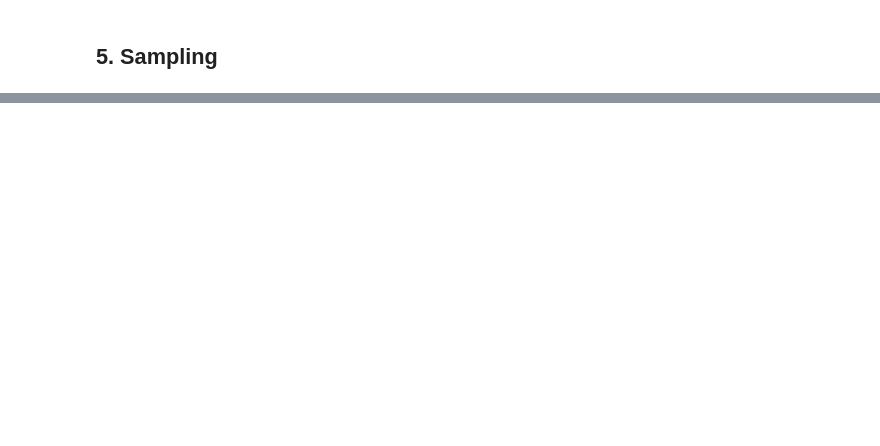
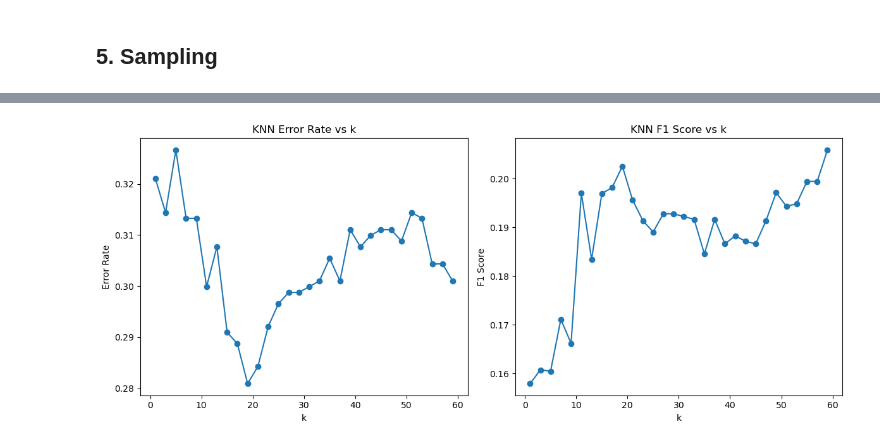
Before and after one commit to tomwillhughes/ML_project, a Jupyter notebook: Notebooks/Brain_Stroke_Prediction.ipynb, the cells around one changed output, grey strips where cells are left out. Saved outputs shown, nothing was run; the diff lists cells and outputs as text; code cells hidden in the pictures; blank space fills up the shorter version.

```diff
--- a/Notebooks/Brain_Stroke_Prediction.ipynb
+++ b/Notebooks/Brain_Stroke_Prediction.ipynb
@@ -569,0 +689,39 @@ display(X_test)
+# %%
+# cycle through k values to find error rates
+k_values = range(1, 60, 2)   # cycles through every second number, only using odd numbers.
+
+# error rates
+error_rates = []
+for k in k_values:
+    knn = KNeighborsClassifier(n_neighbors=k)
+    knn.fit(X_train_under, y_train_under)
+    y_pred = knn.predict(X_test)
+    error_rates.append(np.mean(y_pred != y_test))
+
+# f1 scores
+f1_scores = []
+for k in k_values:
+    knn = KNeighborsClassifier(n_neighbors=k)
+    knn.fit(X_train_under, y_train_under)
+    y_pred = knn.predict(X_test)
+    f1_scores.append(f1_score(y_test, y_pred))
+
+# plot graphs
+fig, axes = plt.subplots(1, 2, figsize=(12, 5))
+
+# Error Rate plot
+axes[0].plot(k_values, error_rates, marker="o")
+axes[0].set_title("KNN Error Rate vs k")
+axes[0].set_xlabel("k")
+axes[0].set_ylabel("Error Rate")
+
+# F1 Score plot
+axes[1].plot(k_values, f1_scores, marker="o")
+axes[1].set_title("KNN F1 Score vs k")
+axes[1].set_xlabel("k")
+axes[1].set_ylabel("F1 Score")
+
+plt.tight_layout()
+plt.show()
+# %% [output]
+[figure, added]
```
Also changed, not shown: parts of 23 cells of this notebook.
